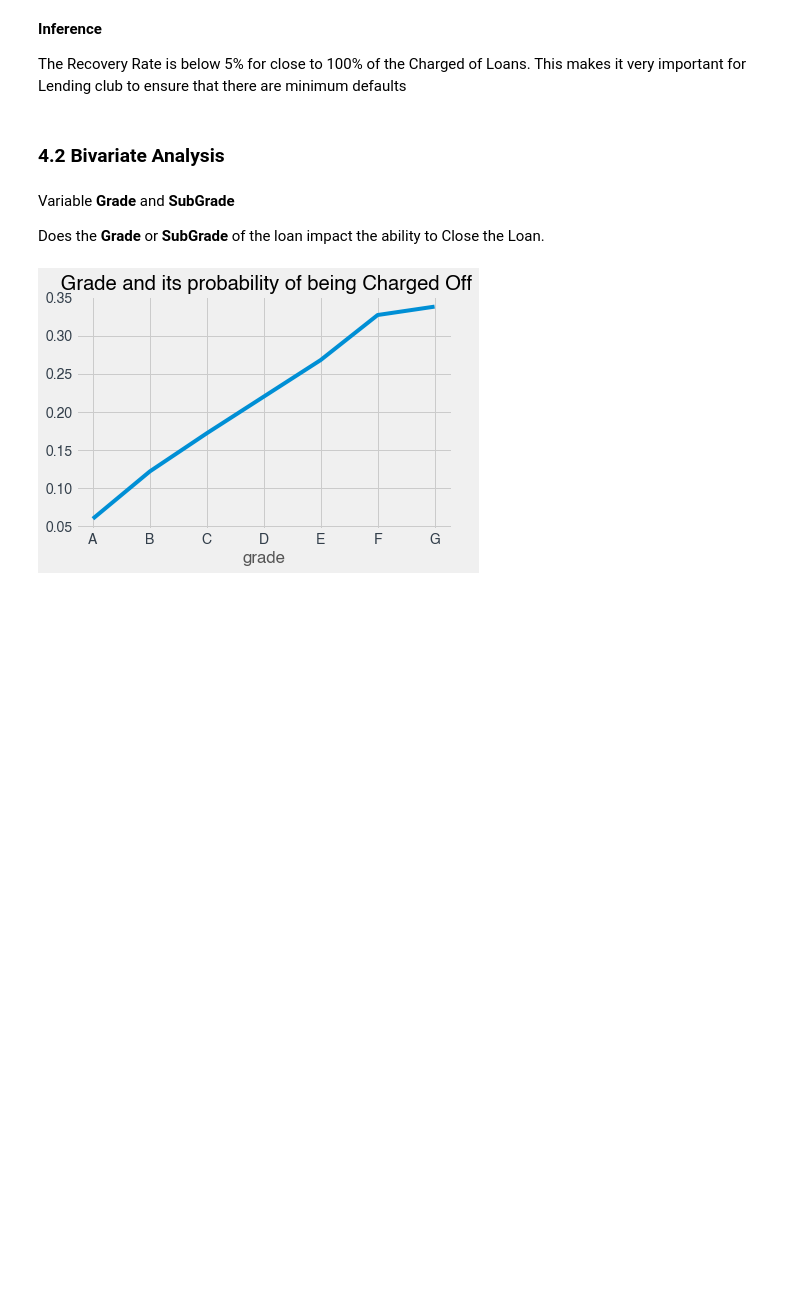
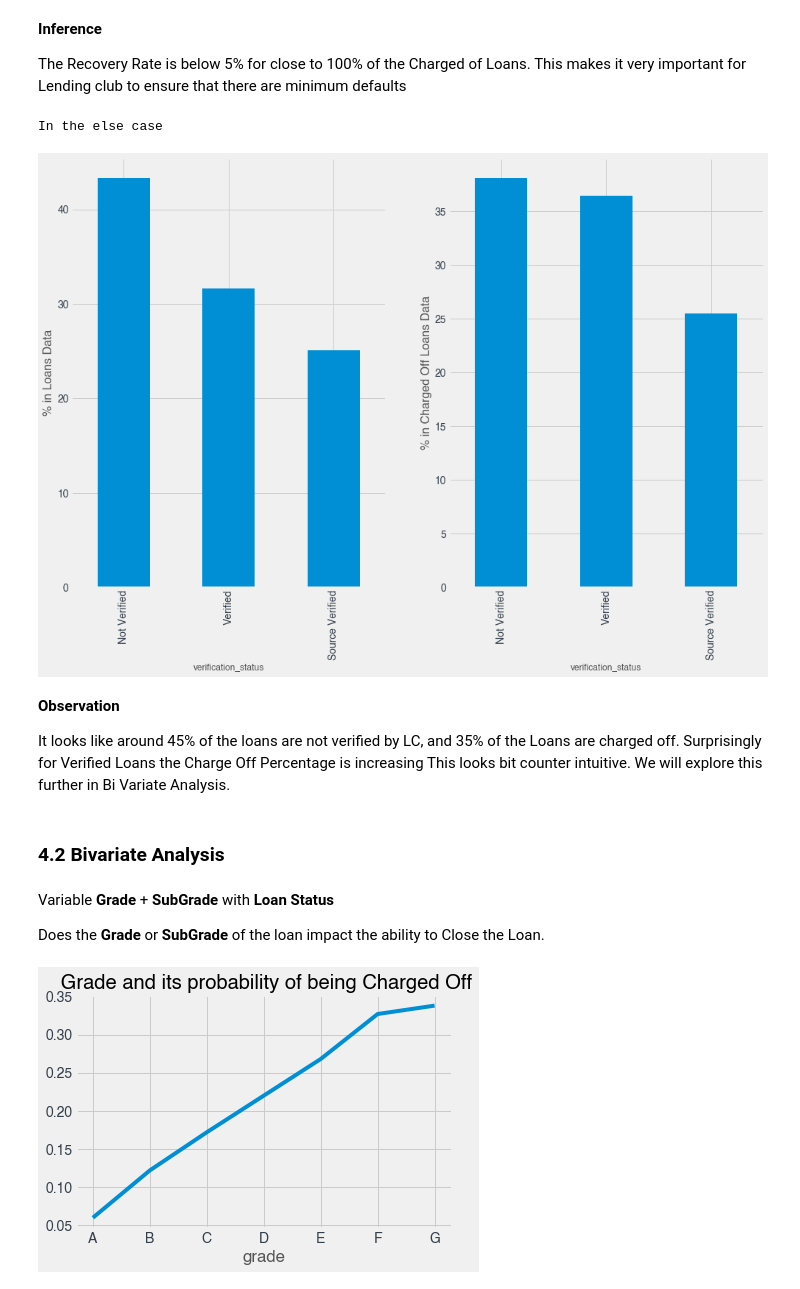
Before and after one commit to rramchan12/Lending-Club-EDA-CaseStudy, a Jupyter notebook: Lending_Club_EDA_Analysis.ipynb, the cells around one changed output. Drawn from its saved outputs; the diff is of its cells as text; code cells hidden in the pictures; blank space fills up the shorter version.

Commit message:
Bivariate Analysis

```diff
--- a/Lending_Club_EDA_Analysis.ipynb
+++ b/Lending_Club_EDA_Analysis.ipynb
@@ -638,10 +641,20 @@ Text(0.5, 0, 'Percentage of Recovered LoanAmt on Charged Off Loans (%)')
 
 The Recovery Rate is below 5% for close to 100% of the Charged of Loans.
 This makes it very important for Lending club to ensure that there are minimum defaults
+# %%
+plot_dualbar_or_huebar(loan_analysis_df, categorize_by = 'verification_status')
+# %% [output]
+In the else case
+[figure, added]
+# %% [markdown]
+**Observation**
+
+It looks like around 45% of the loans are not verified by LC, and 35% of the Loans are charged off.  Surprisingly for Verified Loans the Charge Off Percentage is increasing
+This looks bit counter intuitive. We will explore this further in Bi Variate Analysis.
 # %% [markdown]
 ### 4.2 Bivariate Analysis ###
 # %% [markdown]
-Variable **Grade** and **SubGrade**
+Variable **Grade** + **SubGrade** with **Loan Status**
 
 Does the **Grade** or **SubGrade** of the loan impact the ability to Close the Loan.
 # %%
```
Also changed, not shown: parts of 6 cells of this notebook.
